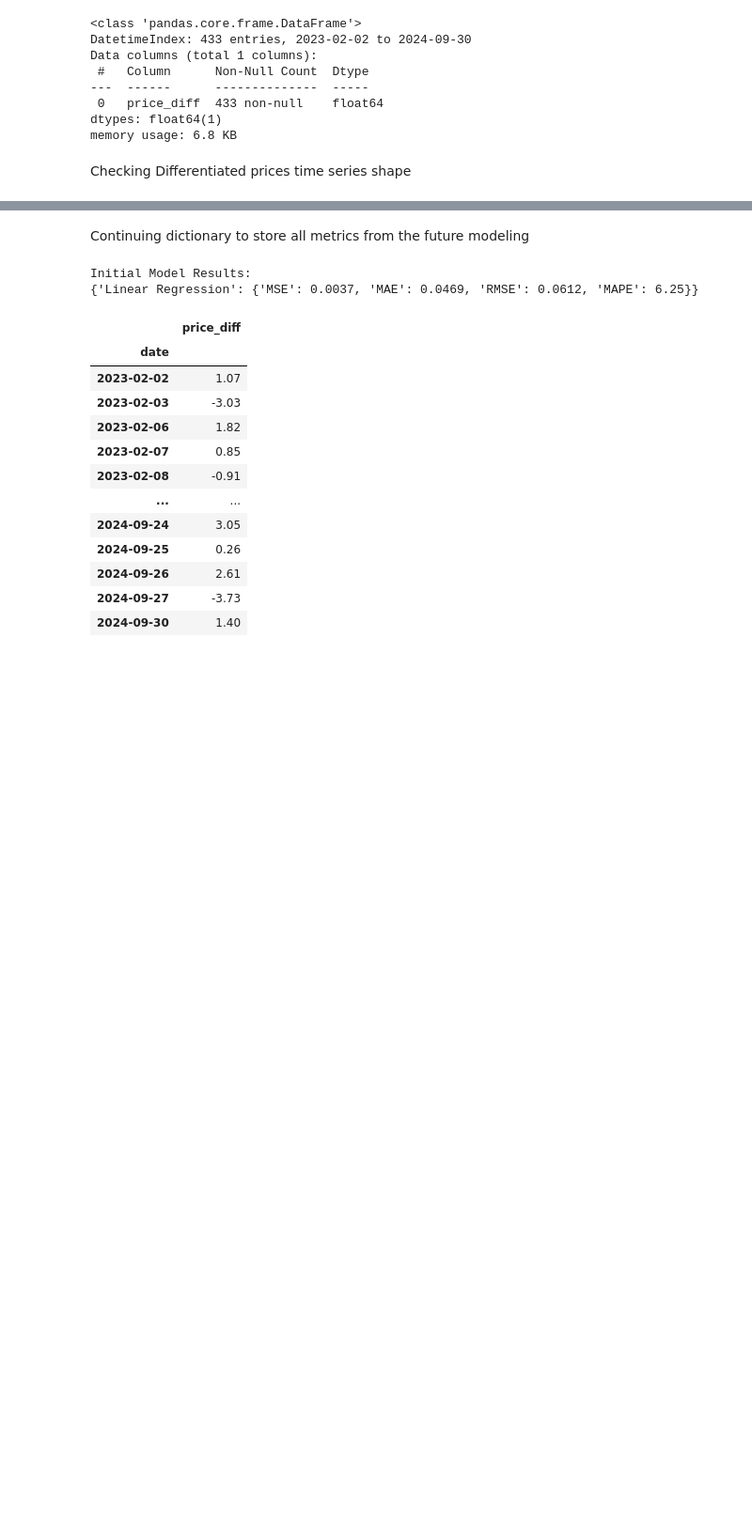
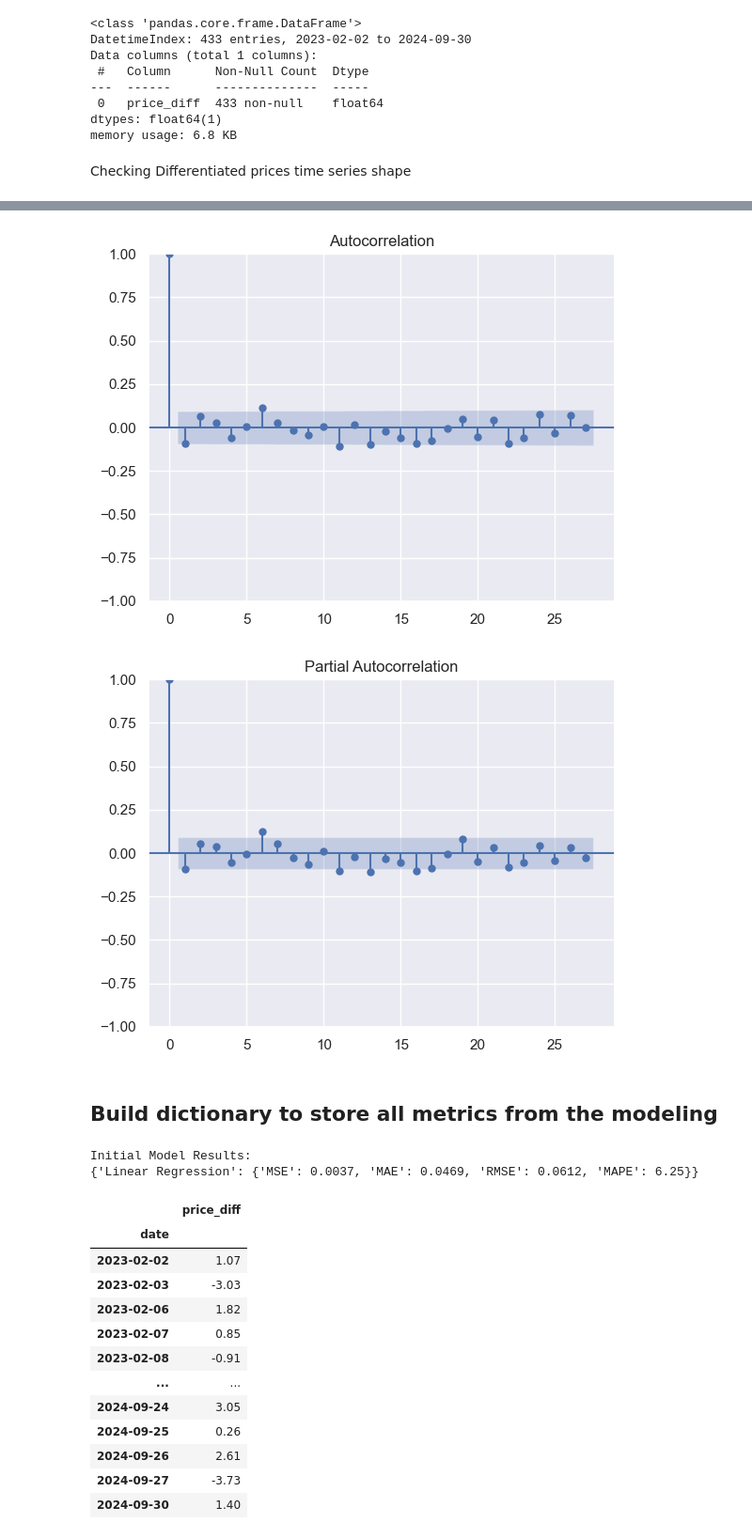
Before and after one commit to clarissa2020274/2020274_capstone, a Jupyter notebook: 2020274_October_24_Modeling and Evaluation (SARIMA and LSTM).ipynb, the cells around one changed output, grey strips where cells are left out. Shown at 94% size. Cells and saved outputs as stored; diff of their text form; code cells hidden in the pictures; blank space fills up the shorter version.

```diff
--- a/2020274_October_24_Modeling and Evaluation (SARIMA and LSTM).ipynb
+++ b/2020274_October_24_Modeling and Evaluation (SARIMA and LSTM).ipynb
@@ -170,13 +215,16 @@ plt.show()
 # %%
 #acf plot for correlation
-plot_acf(price_diff_df.dropna())
+plot_acf(df_sarima.dropna())
 plt.show()
 
 # partial correlation
-plot_pacf(price_diff_df.dropna())
+plot_pacf(df_sarima.dropna())
 plt.show()
+# %% [output]
+[figure, added]
+[figure, added]
 # %% [markdown]
- Continuing dictionary to store all metrics from the future modeling
+ ## Build dictionary to store all metrics from the modeling
 # %%
 # Initialise a dictionary to store error metrics
 model_results = {}
```
Also changed, not shown: parts of 39 cells of this notebook, 2 other files.
